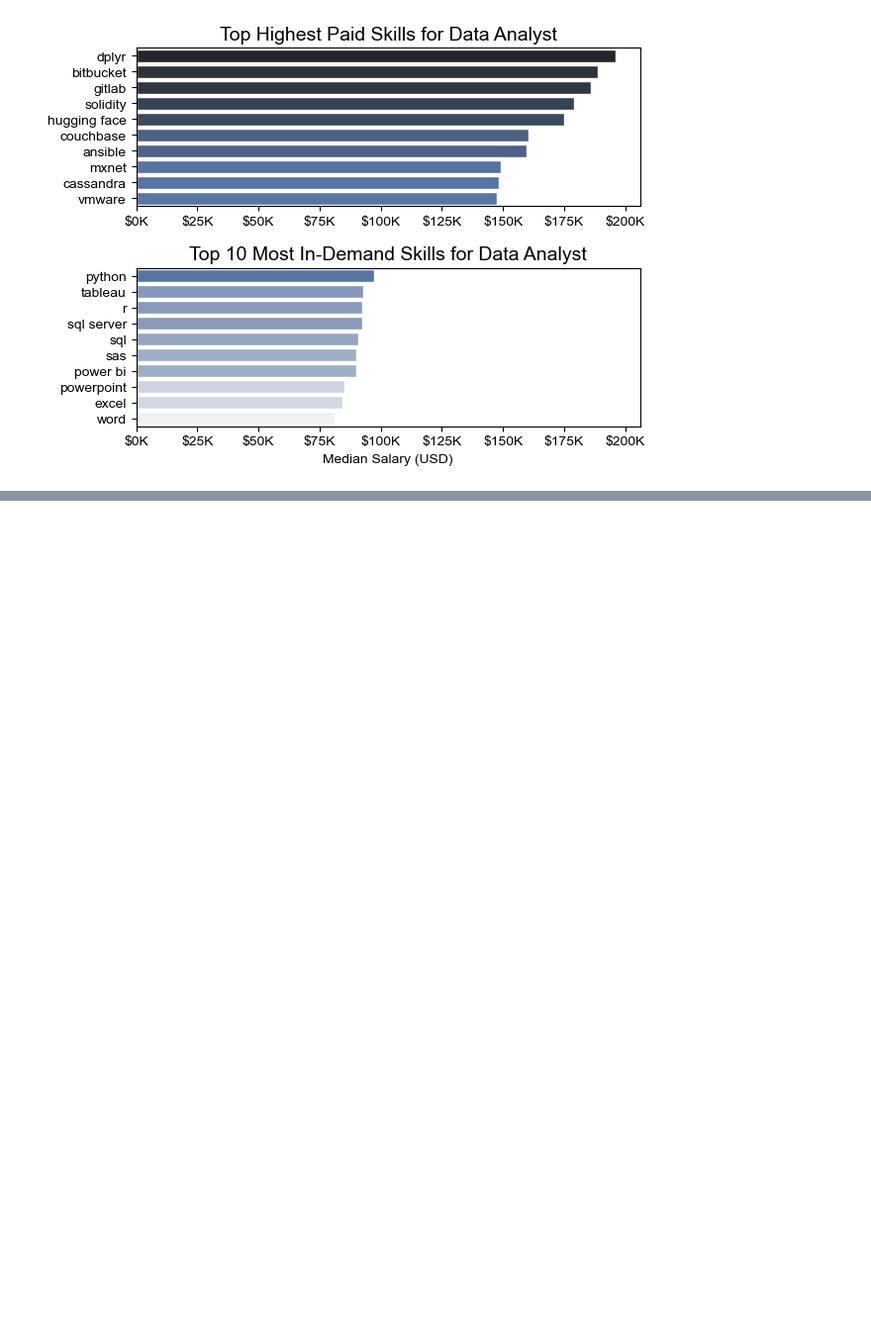
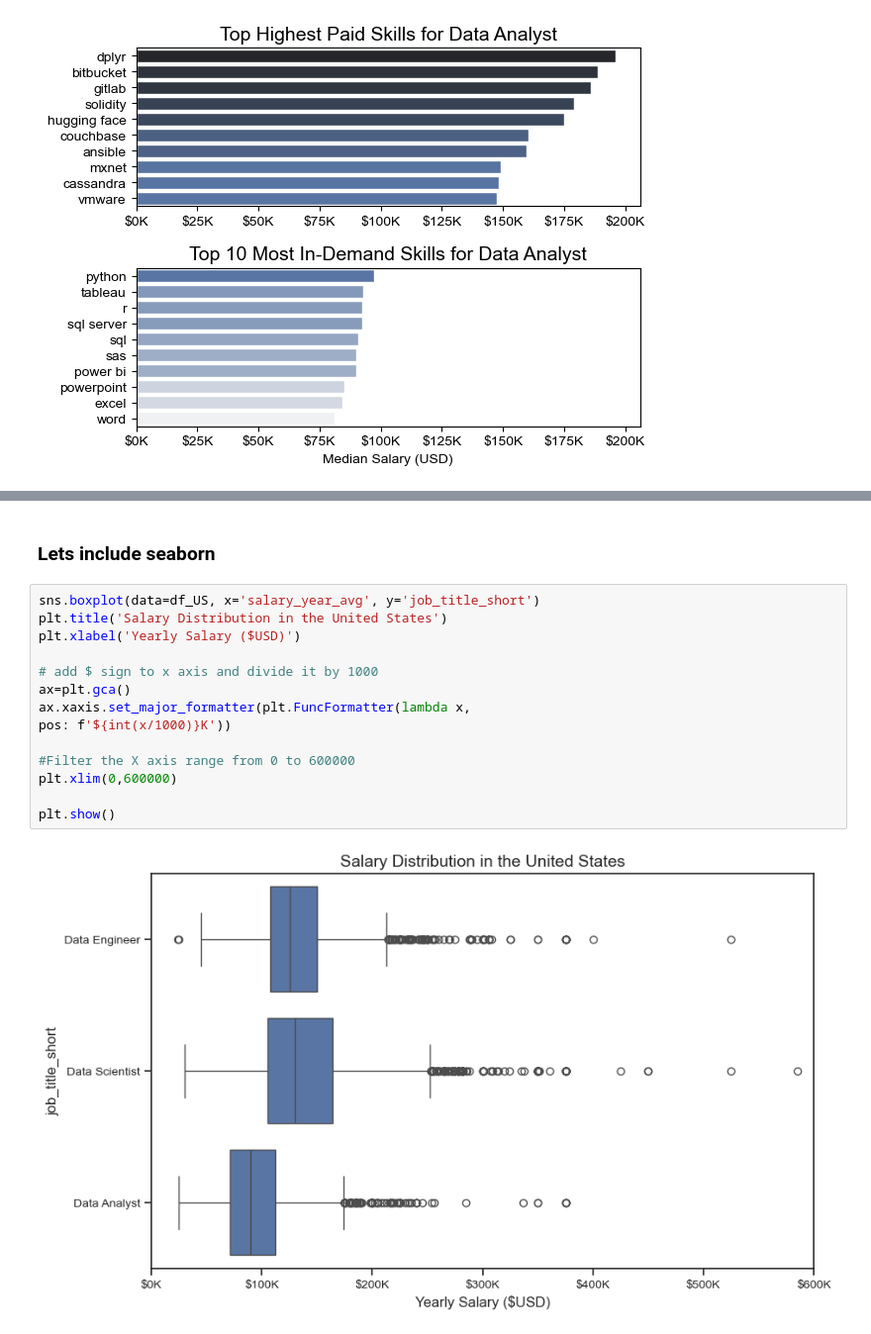
Before and after one commit to ClifordSly/Python_Project, a Jupyter notebook: 2_Advanced/20_Seaborn.ipynb, the cells around one changed output, grey strips where cells are left out. Shown at 99% size. Saved outputs shown, nothing was run; the diff lists cells and outputs as text; blank space fills up the shorter version.

```diff
--- a/2_Advanced/20_Seaborn.ipynb
+++ b/2_Advanced/20_Seaborn.ipynb
@@ -127,0 +200,18 @@ fig.tight_layout()
+# %% [markdown]
+### Lets include seaborn
+# %%
+sns.boxplot(data=df_US, x='salary_year_avg', y='job_title_short')
+plt.title('Salary Distribution in the United States')
+plt.xlabel('Yearly Salary ($USD)')
+
+# add $ sign to x axis and divide it by 1000
+ax=plt.gca()
+ax.xaxis.set_major_formatter(plt.FuncFormatter(lambda x,
+pos: f'${int(x/1000)}K'))
+
+#Filter the X axis range from 0 to 600000
+plt.xlim(0,600000)
+
+plt.show()
+# %% [output]
+[figure, added]
```
Also changed, not shown: parts of 8 cells of this notebook, 2 other files.
